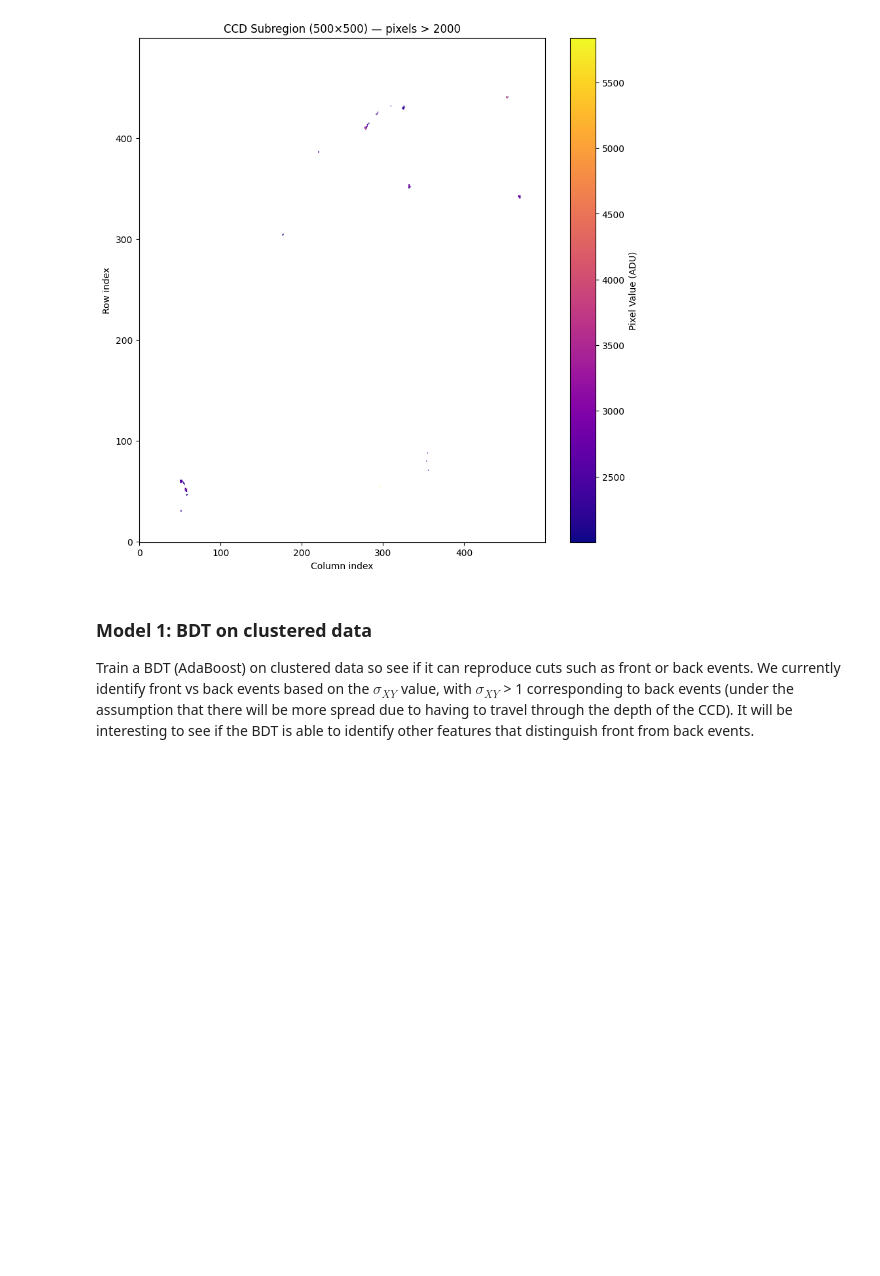
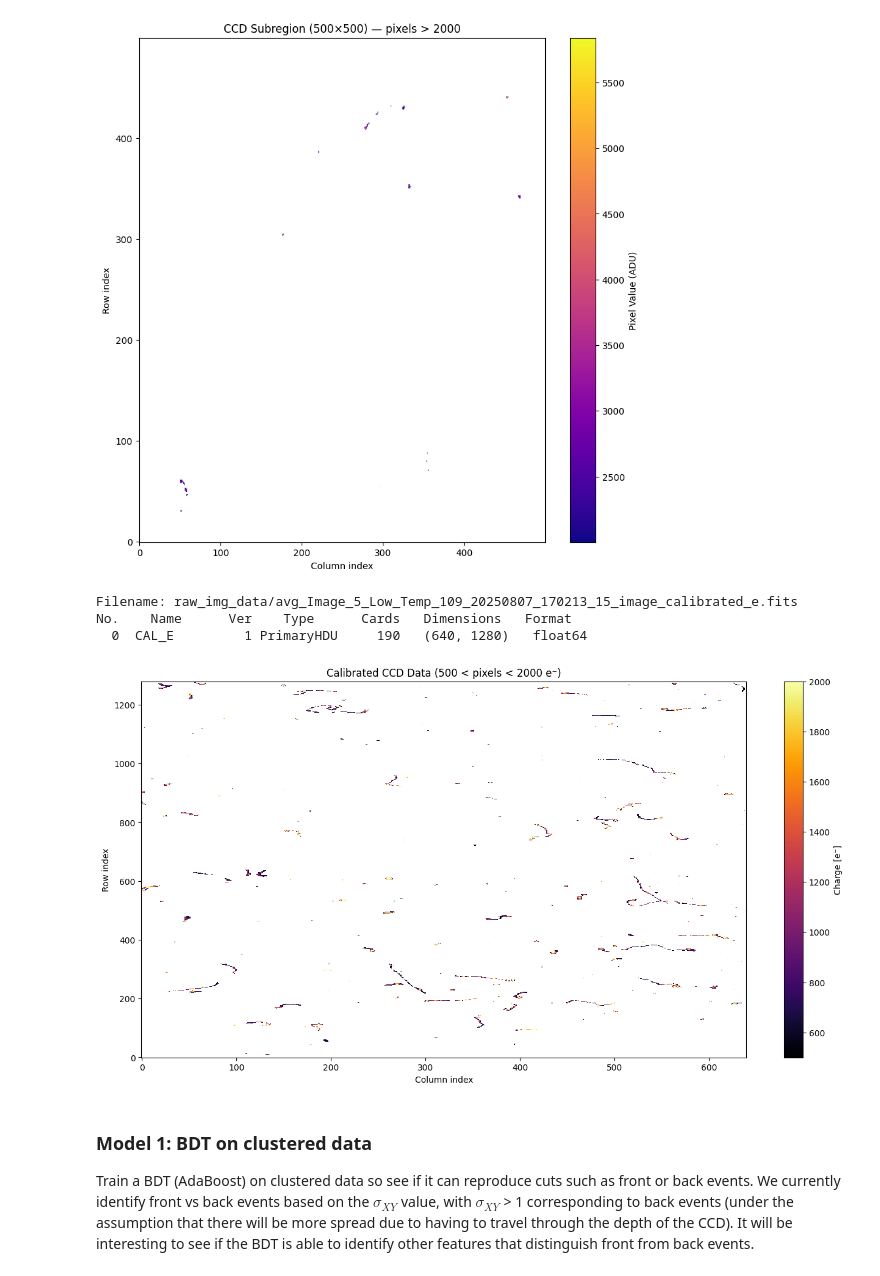
Before and after one commit to salmadouieb/damicm-ml, a Jupyter notebook: BDT.ipynb, the cells around one changed output. Cells and saved outputs as stored; diff of their text form; code cells hidden in the pictures; blank space fills up the shorter version.

```diff
--- a/BDT.ipynb
+++ b/BDT.ipynb
@@ -153,6 +153,48 @@ plt.ylabel("Row index")
 plt.show()
 # %% [output]
 [figure]
+# %%
+# path to the first CCD image
+# let's only use the images that say avg_Image_5...
+path3 = "raw_img_data/avg_Image_5_Low_Temp_109_20250807_170213_15_image_calibrated_e.fits"
+# %%
+# --- Open and inspect ---
+with fits.open(path3) as hdul:
+    # Print info about all HDUs
+    hdul.info()
+
+    # Access the main image (first extension)
+    data = hdul[0].data
+    header = hdul[0].header
+# %% [output]
+Filename: raw_img_data/avg_Image_5_Low_Temp_109_20250807_170213_15_image_calibrated_e.fits
+No.    Name      Ver    Type      Cards   Dimensions   Format
+  0  CAL_E         1 PrimaryHDU     190   (640, 1280)   float64
+# %%
+from matplotlib import colors
+
+# --- Mask low values ---
+lower_threshold = 500     # electrons
+upper_threshold = 2000    # electrons — manually set upper bound
+masked = np.ma.masked_less(data, lower_threshold)
+
+# --- Plot ---
+plt.figure(figsize=(16, 8))
+plt.imshow(masked,
+           cmap='inferno',
+           origin='lower',
+           aspect='auto',
+           vmin=lower_threshold,  # lower color limit
+           vmax=upper_threshold,  # upper color limit
+           interpolation='none')
+
+plt.colorbar(label='Charge [e⁻]')
+plt.title(f"Calibrated CCD Data ({lower_threshold} < pixels < {upper_threshold} e⁻)")
+plt.xlabel("Column index")
+plt.ylabel("Row index")
+plt.show()
+# %% [output]
+[figure, added]
 # %% [markdown]
 ### Model 1: BDT on clustered data
 
```
Also changed, not shown: 5 other files.
